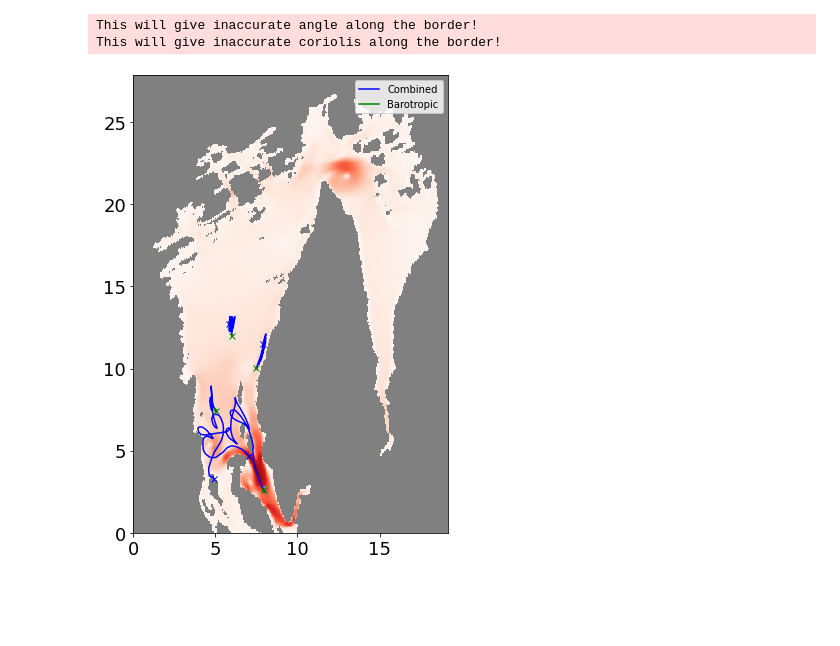
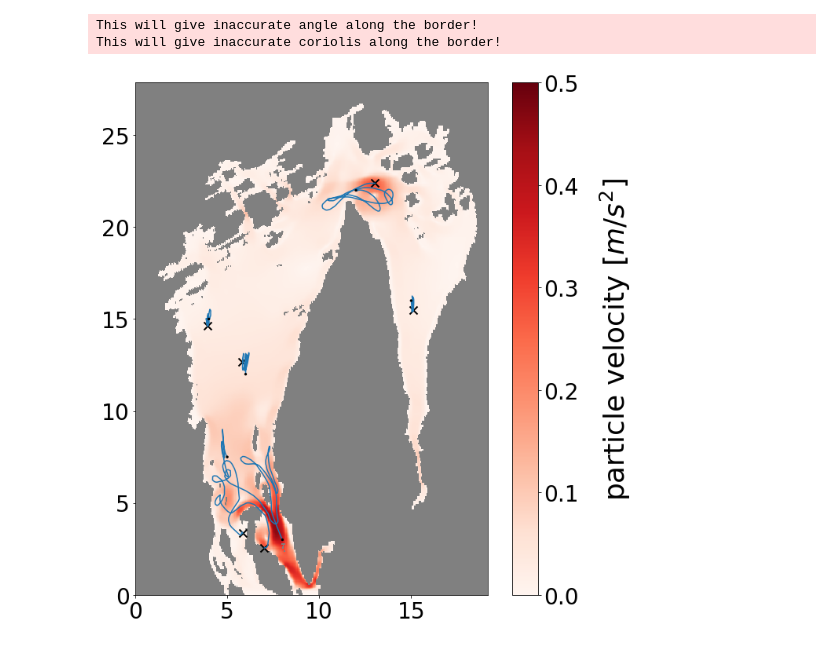
Before and after one commit to sintefmath/reduced-gravity-ocean-model, a Jupyter notebook: notebooks/Oslofjord/Oslofjord-StaalstromParameters.ipynb, the cells around one changed output. Drawn from its saved outputs; the diff is of its cells as text; code cells hidden in the pictures; blank space fills up the shorter version.

```diff
--- a/notebooks/Oslofjord/Oslofjord-StaalstromParameters.ipynb
+++ b/notebooks/Oslofjord/Oslofjord-StaalstromParameters.ipynb
@@ -59,7 +59,8 @@ from gpuocean.utils import IPythonMagic, NetCDFInitialization
 # %% [markdown]
 Path to the test file
 # %%
-source_url = "/sintef/data/OsloFjord/test_polstere_1h_0007.nc"
+source_url = "..\\..\\..\\..\\havvarsel-data\\test_polstere.nc"
+# source_url = "/sintef/data/OsloFjord/test_polstere_1h_0007.nc"
 # %% [markdown]
 ## Inspecting file structure and content
 # %%
@@ -144,7 +145,7 @@ data_args["f"] = 0.0
 # %% [markdown]
 Check Mixed-Layer Depth
 # %%
-t=5*24 + 20 # INPUT
+t=0#5*24 + 20 # INPUT
 # %%
 data_args["t"] = np.float32(nc["ocean_time"][t].data)
 print("Simulation start time = " + str(datetime.datetime.utcfromtimestamp(data_args["t"]).strftime('%Y-%m-%d %H:%M:%S')))
@@ -487,8 +490,8 @@ observation_args = {'observation_type': observation_type,
 trajectories = Observation.Observation(**observation_args)
 barotropic_trajectories = Observation.Observation(**observation_args)
 # %%
-initx = [ 6000, 8000, 5000, 7500]
-inity = [12000, 2500, 7500,10000]
+initx = [ 6000, 8000, 5000,  12000, 15000, 4000]
+inity = [12000, 2500, 7500, 22000, 16000, 15000]
 
 num_drifters = len(initx)
 
@@ -520,61 +523,43 @@ with plt.rc_context({'lines.color':'black',
                         'axes.labelcolor':'black',
                         'xtick.color':'black',
                         'ytick.color':'black'}):
-    fig, ax = plt.subplots(1,1, figsize=(7,7))
+    fig, ax = plt.subplots(1,1, figsize=(10,10))
     ax.tick_params(axis='both', which='major', labelsize=18)
 
     combined_eta, combined_u, combined_v = sims.download()
     uv_field = np.sqrt(combined_u**2 + combined_v**2)
 
     domain_extent = [0, sims.nx*sims.dx/1000, 0, sims.ny*sims.dy/1000]
 
     velo_cmap = copy.deepcopy(plt.cm.Reds)
     velo_cmap.set_bad("grey", alpha = 1.0)
 
-    ax.imshow(uv_field, interpolation="none", origin='lower',
+    im = ax.imshow(uv_field, interpolation="none", origin='lower',
                     cmap=velo_cmap,
                     vmin=0.0, vmax=0.5,
                     extent=domain_extent)
 
-    drifter_path = trajectories.get_drifter_path(0, 0, sims.t, in_km = True)[0]
-    barotropic_drifter_path = barotropic_trajectories.get_drifter_path(0, 0, sims.t, in_km = True)[0]
+    ax.tick_params(axis='both', which='major', labelsize=28)
 
-    start_pos = drifter_path[0,:]
-    circ_start = matplotlib.patches.Circle((start_pos[0], start_pos[1]),
-                                                    0.01, color = 'blue',
-                                                    fill=True, zorder=1)
-    ax.add_patch(circ_start)
+    cb = plt.colorbar(im)
+    cb.set_label(label="particle velocity [$m/s^2$]", size=36, labelpad=25)
+    cb.ax.tick_params(labelsize=28)
 
-    ax.plot(drifter_path[:,0], drifter_path[:,1], color="blue", ls="-", zorder=5, label="Combined")
-    end_pos = drifter_path[-1,:]
-    ax.plot(end_pos[0], end_pos[1], 'x', color='blue', zorder=11)
-
-    ax.plot(barotropic_drifter_path[:,0], barotropic_drifter_path[:,1], color="green", ls="-", zorder=5, label="Barotropic")
-    end_pos = barotropic_drifter_path[-1,:]
-    ax.plot(end_pos[0], end_pos[1], 'x', color='green', zorder=11)
-
-    for d in range(1,len(initx)):
+    for d in range(len(initx)):
         drifter_path = trajectories.get_drifter_path(d, 0, sims.t, in_km = True)[0]
-        barotropic_drifter_path = barotropic_trajectories.get_drifter_path(d, 0, sims.t, in_km = True)[0]
 
         start_pos = drifter_path[0,:]
         circ_start = matplotlib.patches.Circle((start_pos[0], start_pos[1]),
-                                                        0.01, color = 'blue',
-                                                        fill=True, zorder=10)
+                                                0.05, color = 'black', fill=True, zorder=10)
         ax.add_patch(circ_start)
 
-        ax.plot(drifter_path[:,0], drifter_path[:,1], color="blue", ls="-", zorder=5)
+        ax.plot(drifter_path[:,0], drifter_path[:,1], color="C0", ls="-", zorder=5)
+
         end_pos = drifter_path[-1,:]
-        ax.plot(end_pos[0], end_pos[1], 'x', color='blue', zorder=11)
-
-        ax.plot(barotropic_drifter_path[:,0], barotropic_drifter_path[:,1], color="green", ls="-", zorder=5)
-        end_pos = barotropic_drifter_path[-1,:]
-        ax.plot(end_pos[0], end_pos[1], 'x', color='green', zorder=11)
-
-    ax.legend(labelcolor="black")
+        ax.scatter(end_pos[0], end_pos[1], marker='x', color='black', s=100, linewidths=2)
 
     plt.tight_layout()
 
-    plt.savefig("figs/combined_drifter.pdf")
+    plt.savefig("figs/drift_combined.pdf", bbox_inches="tight")
 # %% [output]
-[figure, old version]
+[figure, new version]
```
Also changed, not shown: parts of 13 cells of this notebook.
